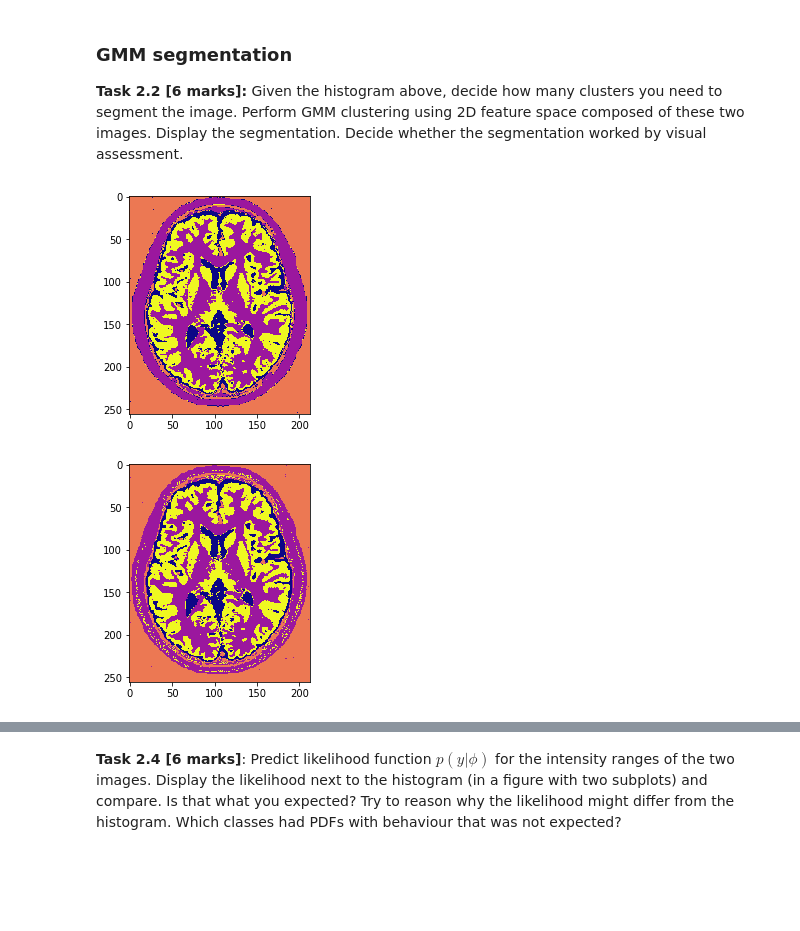
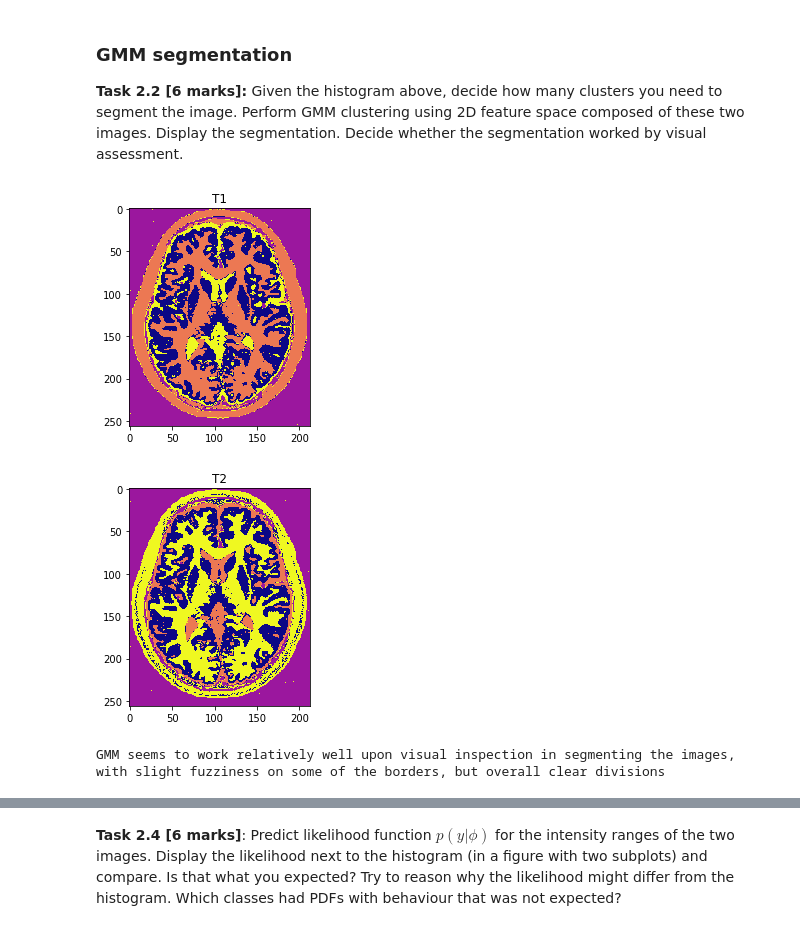
Before and after one commit to burtonye/ML_Coursework2, a Jupyter notebook: Coursework2_Ye.ipynb, the cells around one changed output, grey strips where cells are left out. Saved outputs shown, nothing was run; the diff lists cells and outputs as text; code cells hidden in the pictures; blank space fills up the shorter version.

```diff
--- a/Coursework2_Ye.ipynb
+++ b/Coursework2_Ye.ipynb
@@ -254,34 +317,29 @@ plt.show()
 # %%
 # Select model
 from sklearn.mixture import GaussianMixture
-model=GaussianMixture(n_components=4)
+modela=GaussianMixture(n_components=4)
 
 # Create feature matrix
 T1features2D = T1.reshape(-1,1)
-
+T2features2D = T2.reshape(-1,1)
+feature_matrix = np.concatenate((T1features2D,T2features2D),axis=0)
 # Fit and predict
-model.fit(T1features2D)
-predicted_labels=model.predict(T1features2D)
+modela.fit(feature_matrix)
+segment_T1 = modela.predict(T1features2D)
+segment_T2 = modela.predict(T2features2D)
 
 # Display segmentation
-plt.imshow(predicted_labels.reshape(256,213)) #256 by 213 is T1 shape
+plt.imshow(segment_T1.reshape(256,213))
 plt.set_cmap('plasma')
+plt.title("T1")
+plt.show()
+plt.imshow(segment_T2.reshape(256,213))
+plt.set_cmap('plasma')
+plt.title("T2")
+plt.show()
+
+print("GMM seems to work relatively well upon visual inspection in segmenting the images, with slight fuzziness on some of the borders, but overall clear divisions")
 # %% [output]
-[figure, old version]
+[figure, new version]
+[figure, added]
+GMM seems to work relatively well upon visual inspection in segmenting the images, with slight fuzziness on some of the borders, but overall clear divisions
-# %%
-# Select model
-from sklearn.mixture import GaussianMixture
-model=GaussianMixture(n_components=4)
-
-# Create feature matrix
-T2features2D = T2.reshape(-1,1)
-
-# Fit and predict
-model.fit(T2features2D)
-predicted_labels=model.predict(T2features2D)
-
-# Display segmentation
-plt.imshow(predicted_labels.reshape(256,213)) #256 by 213 is T2 shape
-plt.set_cmap('plasma')
-# %% [output]
-[figure, removed]
```
Also changed, not shown: parts of 35 cells of this notebook.
